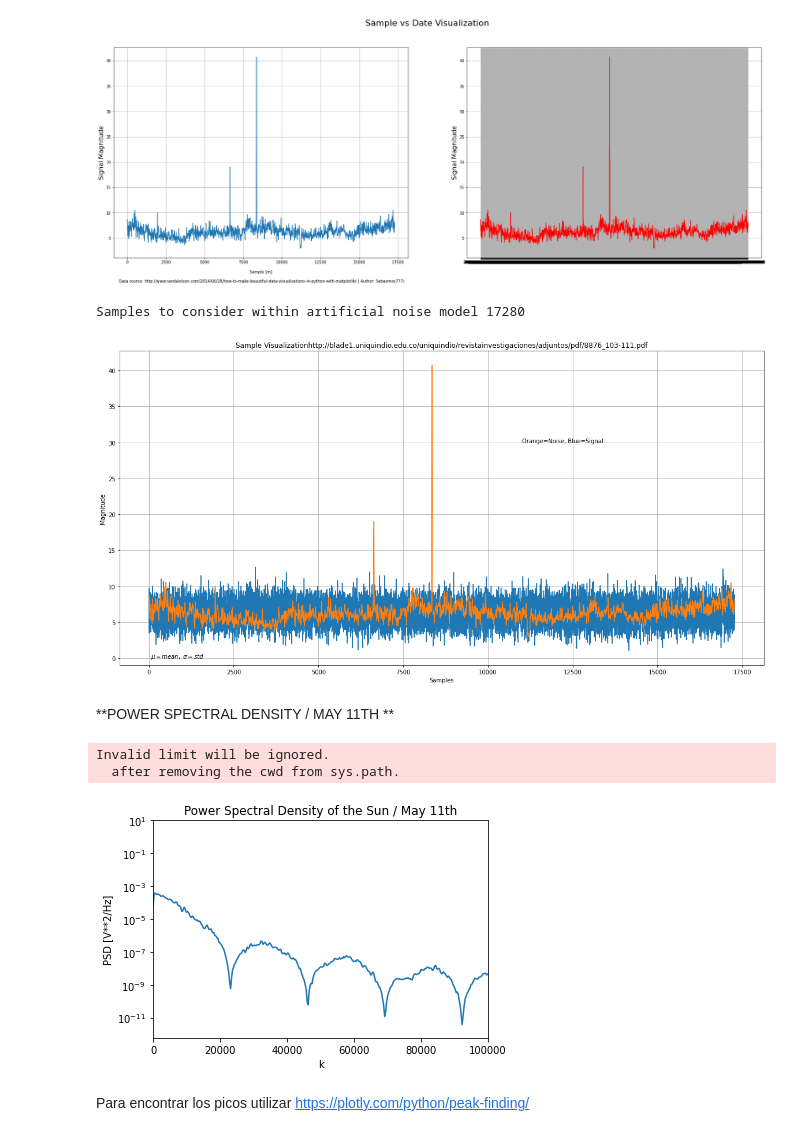
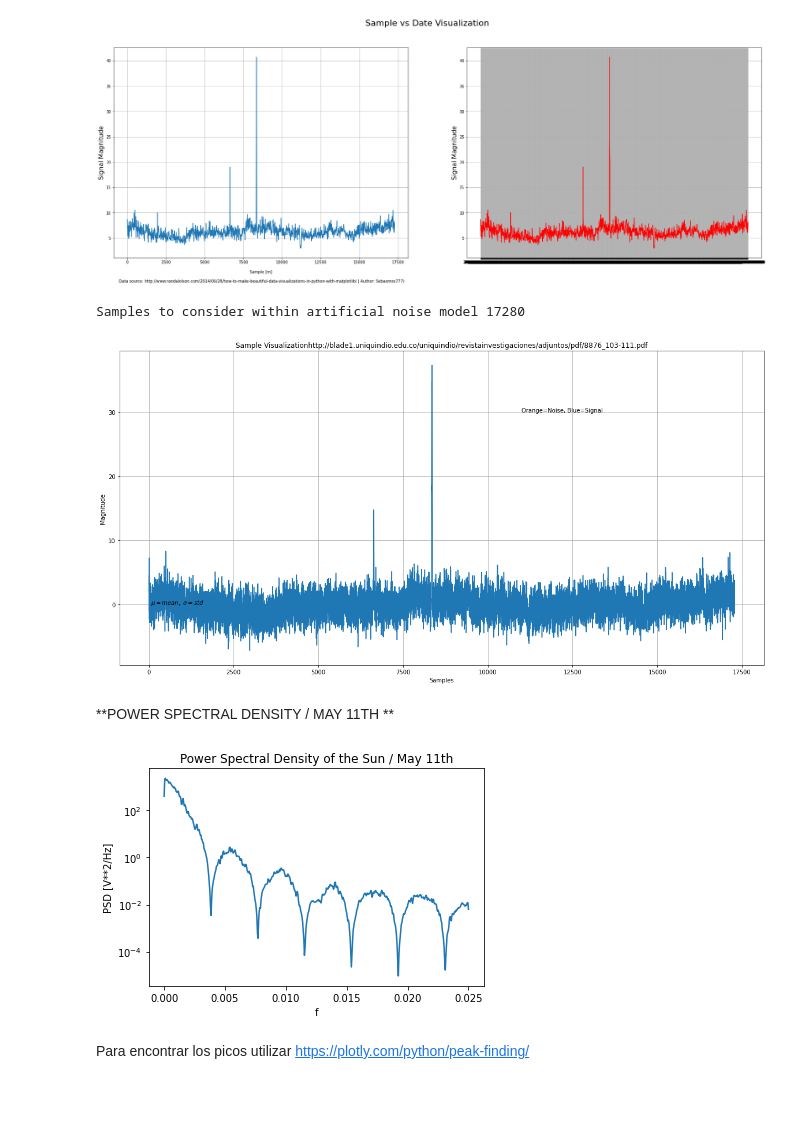
Before and after one commit to sebasmos/SolarFlares-Standford, a Jupyter notebook: SunAnalysis_TensorFlow_pynb.ipynb, the cells around one changed output. Cells and saved outputs as stored; diff of their text form; code cells hidden in the pictures; blank space fills up the shorter version.

```diff
--- a/SunAnalysis_TensorFlow_pynb.ipynb
+++ b/SunAnalysis_TensorFlow_pynb.ipynb
@@ -164,7 +177,7 @@ plt.figure(figsize=(20, 10))
 #Se calculan los picos
 indices = find_peaks(Signal)
 #Se grafica todo
-plt.plot(x,ys,'-',x,Signal,'-')
+plt.plot(x,(Signal-ys),'-')
 plt.title("Sample Visualizationhttp://blade1.uniquindio.edu.co/uniquindio/revistainvestigaciones/adjuntos/pdf/8876_103-111.pdf")
 plt.ylabel("Magnitude")
 plt.xlabel("Samples")
@@ -176,24 +189,20 @@ plt.text(11000, 30, r'Orange=Noise, Blue=Signal')
 plt.show()
 # %% [output]
 Samples to consider within artificial noise model 17280
-[figure, old version]
+[figure, new version]
 # %% [markdown]
 **POWER SPECTRAL DENSITY / MAY 11TH **
 # %%
-fs=1
-f, Pxx_den = signal.welch(Signal, 300000/fs, nperseg=1024)
+fs=0.05 # TODO: Verify fs
+f, Pxx_den = signal.welch(Signal, fs, nperseg=1024)
 
 plt.semilogy(f, Pxx_den)
-plt.ylim([0, 10])
-plt.xlim([0, 100000])
-plt.xlabel('k')
+plt.xlabel('f')
 plt.ylabel('PSD [V**2/Hz]')
 plt.title('Power Spectral Density of the Sun / May 11th')
 plt.show()
 # %% [output]
-Invalid limit will be ignored.
-  after removing the cwd from sys.path.
-[figure, old version]
+[figure, new version]
 # %% [markdown]
 Para encontrar los picos utilizar https://plotly.com/python/peak-finding/
 # %%
```
Also changed, not shown: parts of 9 cells of this notebook.
